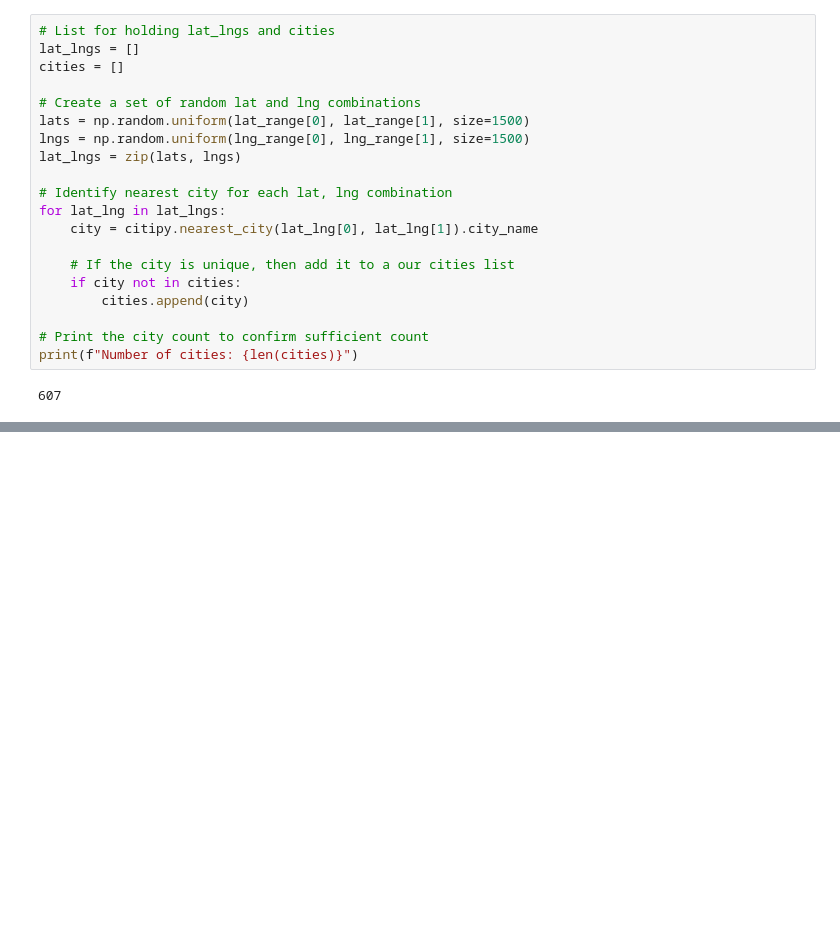
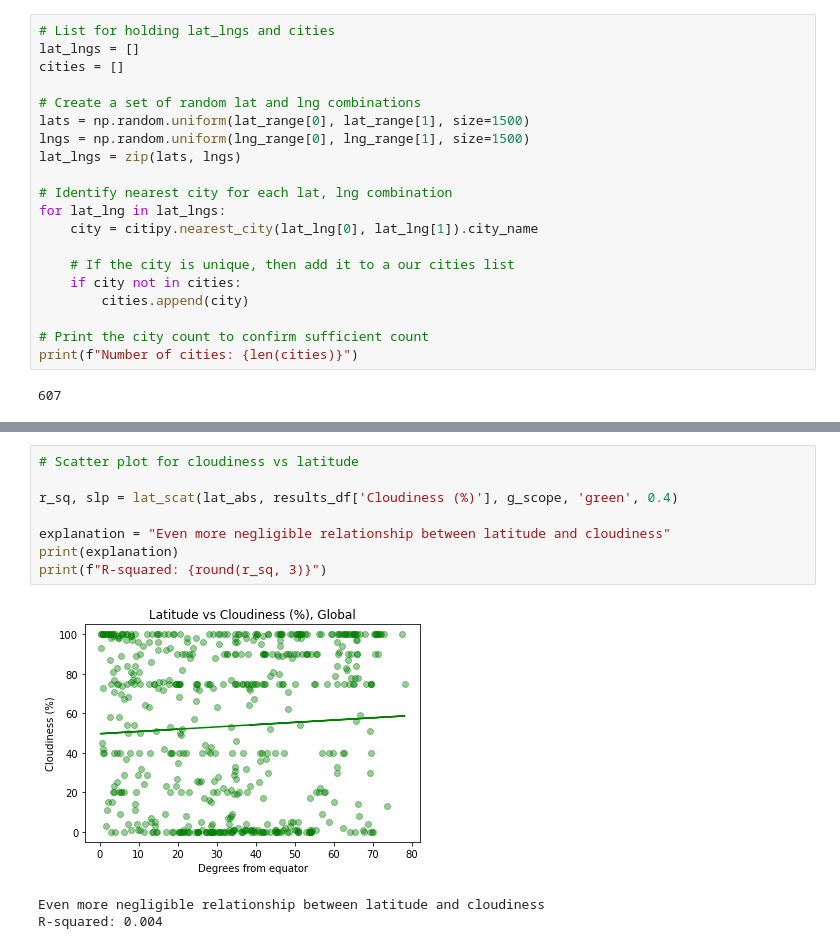
Before and after one commit to sjwyates/python-api-challenge, a Jupyter notebook: WeatherPy/WeatherPy.ipynb, the cells around one changed output, grey strips where cells are left out. Cells and saved outputs as stored; diff of their text form; blank space fills up the shorter version.

```diff
--- a/WeatherPy/WeatherPy.ipynb
+++ b/WeatherPy/WeatherPy.ipynb
@@ -96,0 +158,12 @@ plt.xlabel('Latitude')
+# %%
+# Scatter plot for cloudiness vs latitude
+
+r_sq, slp = lat_scat(lat_abs, results_df['Cloudiness (%)'], g_scope, 'green', 0.4)
+
+explanation = "Even more negligible relationship between latitude and cloudiness"
+print(explanation)
+print(f"R-squared: {round(r_sq, 3)}")
+# %% [output]
+[figure, added]
+Even more negligible relationship between latitude and cloudiness
+R-squared: 0.004
```
Also changed, not shown: parts of 14 cells of this notebook.
